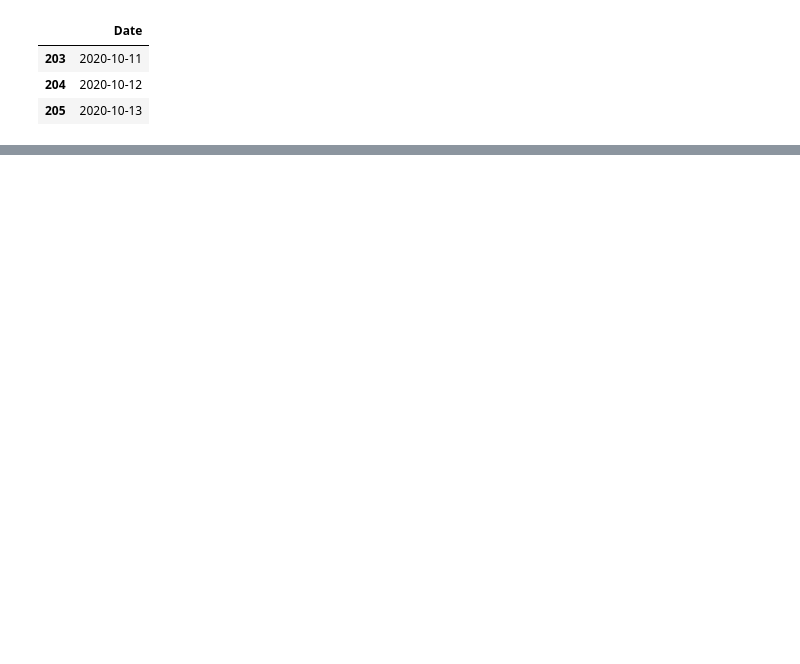
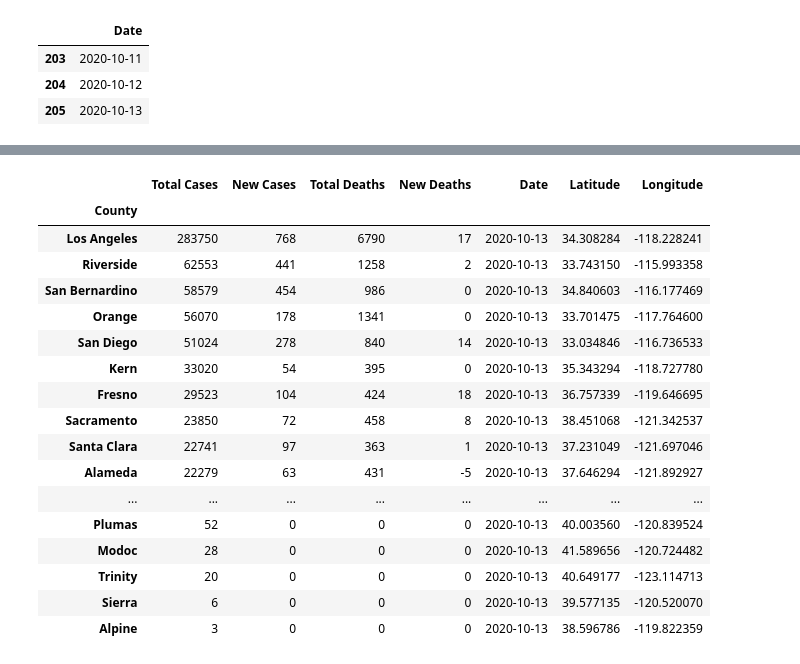
Before and after one commit to jbski/Covid19, a Jupyter notebook: Covid_19.ipynb, the cells around one changed output, grey strips where cells are left out. Cells and saved outputs as stored; diff of their text form; code cells hidden in the pictures; blank space fills up the shorter version.

```diff
--- a/Covid_19.ipynb
+++ b/Covid_19.ipynb
@@ -316,0 +308,23 @@ covid_county_df
+# %%
+# Show the total coronavirus cases by county in California
+california_cases_by_county_df = covid_county_last_df.loc['California']
+california_cases_by_county_df
+# %% [output]
+|  | Total Cases | New Cases | Total Deaths | New Deaths | Date | Latitude | Longitude |
+| County |  |  |  |  |  |  |  |
+| Los Angeles | 283750 | 768 | 6790 | 17 | 2020-10-13 | 34.308284 | -118.228241 |
+| Riverside | 62553 | 441 | 1258 | 2 | 2020-10-13 | 33.743150 | -115.993358 |
+| San Bernardino | 58579 | 454 | 986 | 0 | 2020-10-13 | 34.840603 | -116.177469 |
+| Orange | 56070 | 178 | 1341 | 0 | 2020-10-13 | 33.701475 | -117.764600 |
+| San Diego | 51024 | 278 | 840 | 14 | 2020-10-13 | 33.034846 | -116.736533 |
+| Kern | 33020 | 54 | 395 | 0 | 2020-10-13 | 35.343294 | -118.727780 |
+| Fresno | 29523 | 104 | 424 | 18 | 2020-10-13 | 36.757339 | -119.646695 |
+| Sacramento | 23850 | 72 | 458 | 8 | 2020-10-13 | 38.451068 | -121.342537 |
+| Santa Clara | 22741 | 97 | 363 | 1 | 2020-10-13 | 37.231049 | -121.697046 |
+| Alameda | 22279 | 63 | 431 | -5 | 2020-10-13 | 37.646294 | -121.892927 |
+| ... | ... | ... | ... | ... | ... | ... | ... |
+| Plumas | 52 | 0 | 0 | 0 | 2020-10-13 | 40.003560 | -120.839524 |
+| Modoc | 28 | 0 | 0 | 0 | 2020-10-13 | 41.589656 | -120.724482 |
+| Trinity | 20 | 0 | 0 | 0 | 2020-10-13 | 40.649177 | -123.114713 |
+| Sierra | 6 | 0 | 0 | 0 | 2020-10-13 | 39.577135 | -120.520070 |
+| Alpine | 3 | 0 | 0 | 0 | 2020-10-13 | 38.596786 | -119.822359 |
```
Also changed, not shown: parts of 26 cells of this notebook, 1 other file.
